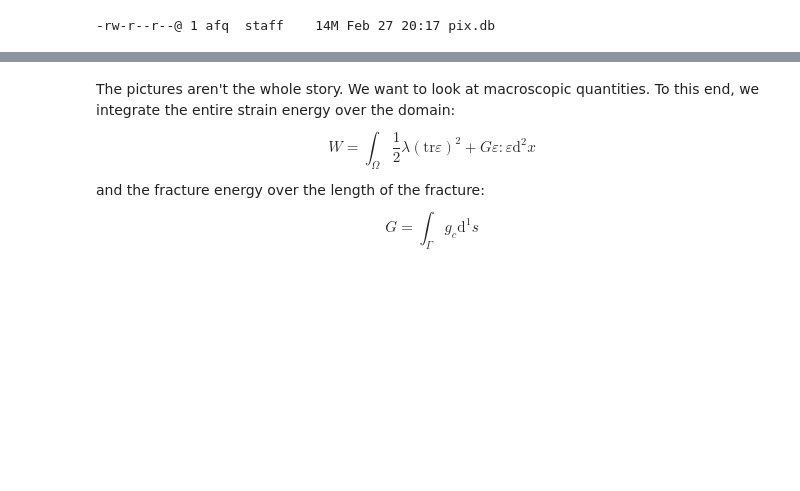
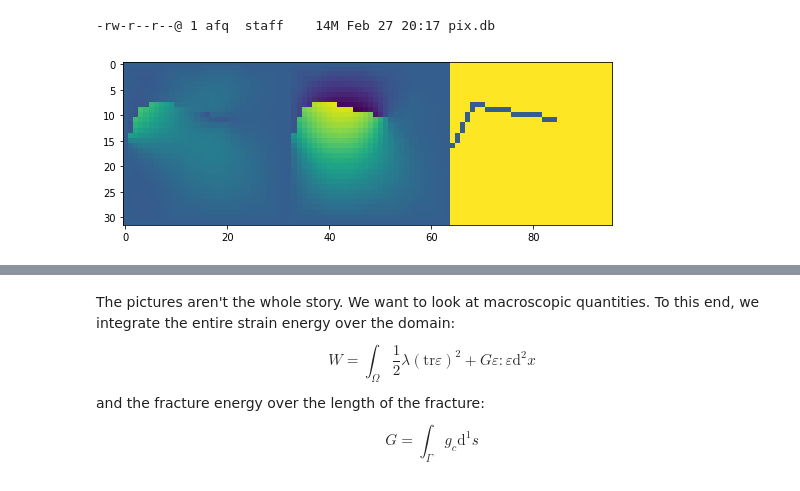
Before and after one commit to afqueiruga/FractureDB, a Jupyter notebook: look_at_results.ipynb, the cells around one changed output, grey strips where cells are left out. Saved outputs shown, nothing was run; the diff lists cells and outputs as text; code cells hidden in the pictures; blank space fills up the shorter version.

```diff
--- a/look_at_results.ipynb
+++ b/look_at_results.ipynb
@@ -12,6 +12,13 @@ This databse is 14MB:
 %ls -lh pix.db
 # %% [output]
 -rw-r--r--@ 1 afq  staff    14M Feb 27 20:17 pix.db
+# %%
+pic = sdb.Query('select pic from static order by random() limit 1')[0][0]
+plt.figure(figsize=(9,3))
+imshow(np.hstack([pic[:,:,0],pic[:,:,1],pic[:,:,2]]) )
+plt.savefig("fracture_pic.png")
+# %% [output]
+[figure, added]
 # %%
 pics = sdb.Query('select pic from static order by random() limit 10')
 plt.figure(figsize=(10,10))
```
Also changed, not shown: parts of 1 cell of this notebook, 2 other files.
